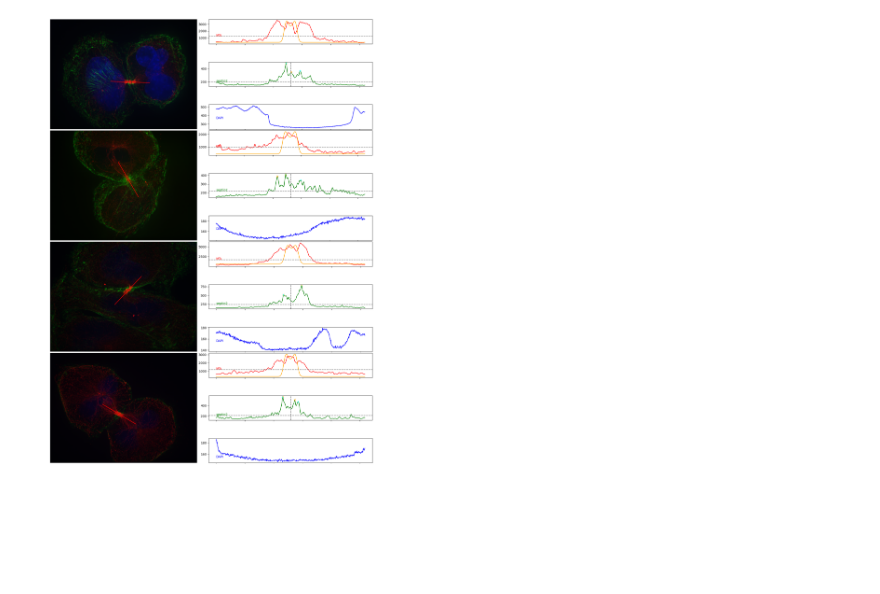
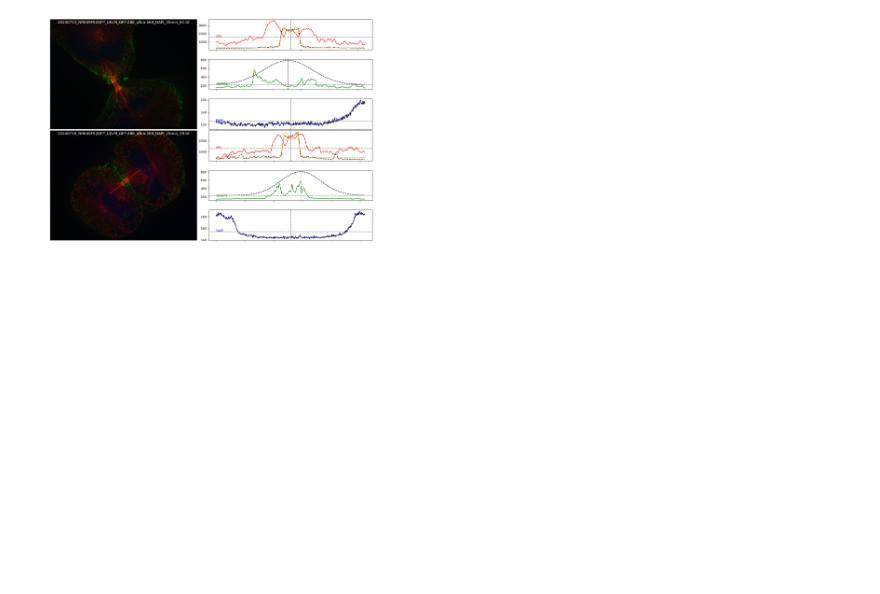
Before and after one commit to zacsimile/cytokinesis-pseudotime-analysis, a Jupyter notebook: extract_line_profile_septin2_tubulin.ipynb, the cells around one changed output. Cells and saved outputs as stored; diff of their text form; code cells hidden in the pictures.

Commit message:
Better approximation of manually-annotated data

```diff
--- a/extract_line_profile_septin2_tubulin.ipynb
+++ b/extract_line_profile_septin2_tubulin.ipynb
@@ -65,10 +65,10 @@ for i, ml in metrics.iterrows():
     # get x, y, angle, length for this row
     x, y, angle, length = ml[["X", "Y", "Angle", "length"]]
 
+    # Compute the line end points
     xl, xu, yl, yu = line_utils.get_line_profile_endpoints(x, y, angle, length)
-    # line_utils.imshow_with_profile(ax[j // N, j % N ], im, xl, xu, yl, yu)
 
-    # get the corresponding line profile
+    # get the corresponding line profiles
     for key, val in res.items():
         if ml["Label"] in key:
             lp = val
@@ -78,57 +78,102 @@ for i, ml in metrics.iterrows():
                               [xu, yl],
                               linewidth=25)
 
-    _, septin, _ = chs.T
+    mt, septin, dapi = chs.T
 
-    peaks, peak_props = signal.find_peaks(septin, height=np.std(septin), width=6)
+    # line profile metrics we'll use later
+    mt_mean,  mt_mid= np.mean(mt), len(mt)/2
+    dapi_mean, dapi_mid = np.mean(dapi), len(dapi)/2
+    min_septin, max_septin = np.min(septin), np.max(septin)
+
+    # Find peaks in the septin channel
+    septin_threshold = np.min(septin)+np.std(septin)
+    peaks, peak_props = signal.find_peaks(septin, height=septin_threshold, width=3)
+
+    # Center the search for peaks on the peak of microtubule signal
+    mt_threshold = np.mean(mt) # np.min(mt)+np.std(mt)
+    profile_center = np.mean(np.argwhere(mt>mt_threshold))
+    sig = np.sum(mt>mt_threshold)/(2.3548200450309493)
+
     # weighting discourages use of tall peaks at line profile extremities
-    l2 = len(septin)/2
-    sig = np.sum(septin>threshold_otsu(septin))/2
-    # sig = len(septin)
-    # l2 = np.mean(np.argwhere(septin>(np.mean(septin)+np.std(septin))))
-    w = np.exp(-((peaks-l2)**2)/(2*sig*sig))
-    peaks = peaks[np.argsort(peak_props['peak_heights']*w)][-2:]
-    dX2 = np.abs(np.diff(peaks)[0])
+    w = np.exp(-((peaks-profile_center)**2)/(2*sig*sig)) # *septin_grad
+
+    # select two peaks, on either side of l2
+    weighted_peaks = (peak_props['peak_heights']-septin_threshold)*w
+    peaks_lower = peaks[peaks<=profile_center]
+    peaks_upper = peaks[peaks>profile_center]
+    try:
+        p0 = peaks_lower[np.argmax(weighted_peaks[peaks<=profile_center])]
+    except ValueError:
+        p0 = 0
+    try:
+        p1 = peaks_upper[np.argmax(weighted_peaks[peaks>profile_center])]
+    except ValueError:
+        p1 = 0
+    peaks = np.array([p0, p1])
+
+    # Get the distance between the peaks
+    try:
+        dX2 = np.abs(np.diff(peaks)[0])
+    except IndexError:
+        dX2 = 0
     metrics.loc[i,'dX2'] = dX2
 
+    # Now get the orthogonal line profile at the line center
     xl2, xu2, yl2, yu2 = line_utils.get_line_profile_endpoints(x, y, angle-90, length)
     chs = measure.profile_line(im.T,
                               [xl2, yu2],
                               [xu2, yl2],
                               linewidth=25)
     mt, _, _ = chs.T
 
-    # r_outer = np.sum(mt>(np.max(mt)/2))/2
+    # --------- Fit tubule ---------
+    r_outer = np.sum(mt>(np.max(mt)/2))/2
     r_outer = np.sum(mt>np.mean(mt))/2
-    p0 = [np.max(mt), len(mt)/2, 3, np.min(mt), r_outer, 0.95*r_outer]
+    p0 = [np.max(mt), len(mt)/2, 3, np.min(mt), r_outer, 0.95*r_outer]  # [A, mu, sig, b, r_outer, r_inner]
     res_lsq = optimize.least_squares(line_utils.shape_res,
                                      p0,
                                      args=(line_utils.gauss_convolved_annulus_approx, np.arange(mt.shape[0]), mt))
-    metrics.loc[i,'diamM2'] = 2.3548200450309493*res_lsq.x[4]
+    metrics.loc[i,'diamM2'] = 2*res_lsq.x[4]
 
-    if (j < (N-1)) and ((metrics.loc[i,'dX2'] != metrics.loc[i,'dX (pxl)']) or (np.abs(metrics.loc[i,'diamM2'] - metrics.loc[i,'diamM']) > 10)):
+    # --------- Fit Gaussian ---------
+    # p0 = [np.max(mt), len(mt)/2, 3, np.min(mt)]  # A, mu, sig, b
+    # res_lsq = optimize.least_squares(line_utils.shape_res,
+    #                                  p0,
+    #                                  args=(line_utils.gauss, np.arange(mt.shape[0]), mt))
+    # metrics.loc[i,'diamM2'] = 2.3548200450309493*res_lsq.x[2]
+
+    # (metrics.loc[i,'dX2'] != metrics.loc[i,'dX (pxl)']) or
+    # (np.abs(metrics.loc[i,'diamM2'] - metrics.loc[i,'diamM']) > 10)
+    if (j < (N-1)) and (np.abs(metrics.loc[i,'dX2'] - metrics.loc[i,'dX (pxl)']) > 50) and metrics.loc[i, 'Unnamed: 0'] == "RS":
+        # print(f"Calculate difference: {metrics.loc[i,'dX2']} original difference: {metrics.loc[i,'dX (pxl)']}")
+        maxidx = min(mt.shape[0], lp.shape[0])
+        septin_weight = max_septin*np.exp(-((np.arange(maxidx)-profile_center)**2)/(2*sig*sig))+septin_threshold
         line_utils.image_with_profiles(subfigs[j],
                                        im, xl, xu, yl, yu,
                                        channel_names=expected_colnames[1:], linewidth=25,
                                        # precalc_channel_profiles=lp[["MTs", "septin2", "DAPI"]].to_numpy(),
+                                       precalc_channel_profiles=np.vstack([mt[:maxidx], septin_weight[:maxidx], lp[["DAPI"]].to_numpy()[:maxidx,:].T]).T,
                                        precalc_peaks=[None, [peaks, [int(metrics.loc[i,'X1']), int(metrics.loc[i,'X2'])]], None],
-                                       precalc_fits=[(line_utils.gauss_convolved_annulus_approx, res_lsq.x), None, None]
+                                       precalc_fits=[(line_utils.gauss_convolved_annulus_approx, res_lsq.x), None, None],
+                                       precalc_means=[mt_mean,septin_threshold,dapi_mean],
+                                       precalc_midpoints=[mt_mid,profile_center,dapi_mid],
+                                       title = os.path.basename(fn),
         )
         j += 1
 
     # if (j==5):
     #     break
     # if metrics.loc[i,'dX2'] != metrics.loc[i,'dX (pxl)']:
     #     break
 
     # if np.abs(metrics.loc[i,'diamM2'] - metrics.loc[i,'diamM']) > 10:
     #     break
 
     # break
 
-fig.tight_layout()
+fig.tight_layout()#pad=0.4, w_pad=0.5, h_pad=1.0)
 # %% [output]
-[figure, old version]
+[figure, new version]
 # %%
 plt.hist(np.abs(metrics['dX (pxl)'] - metrics['dX2']))
 plt.title('|dX (pxl) - dX2|')
```
Also changed, not shown: parts of 3 cells of this notebook, 2 other files.
